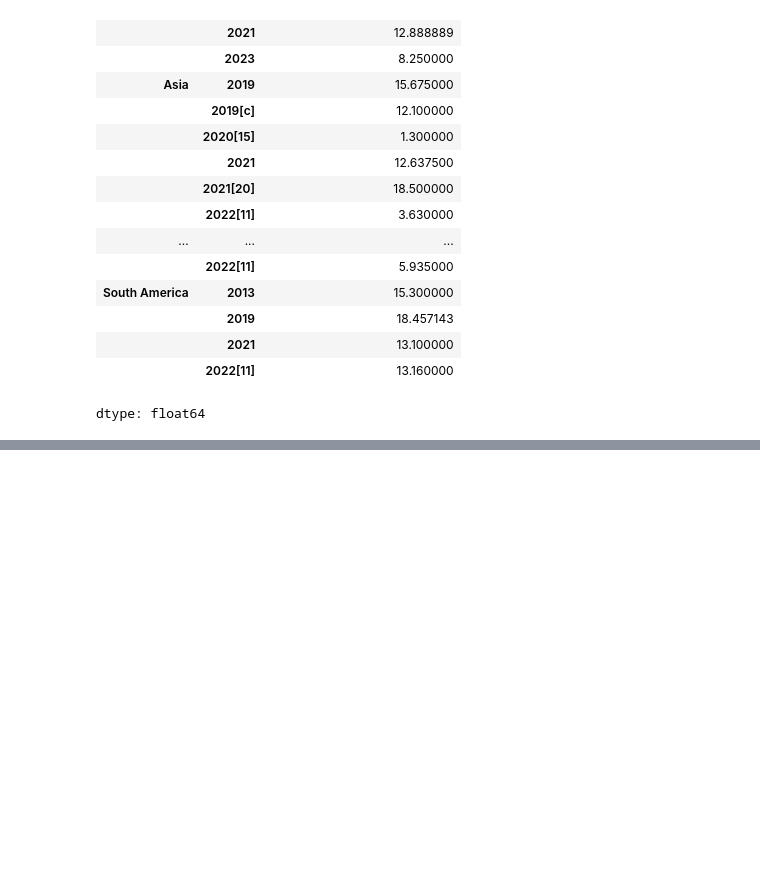
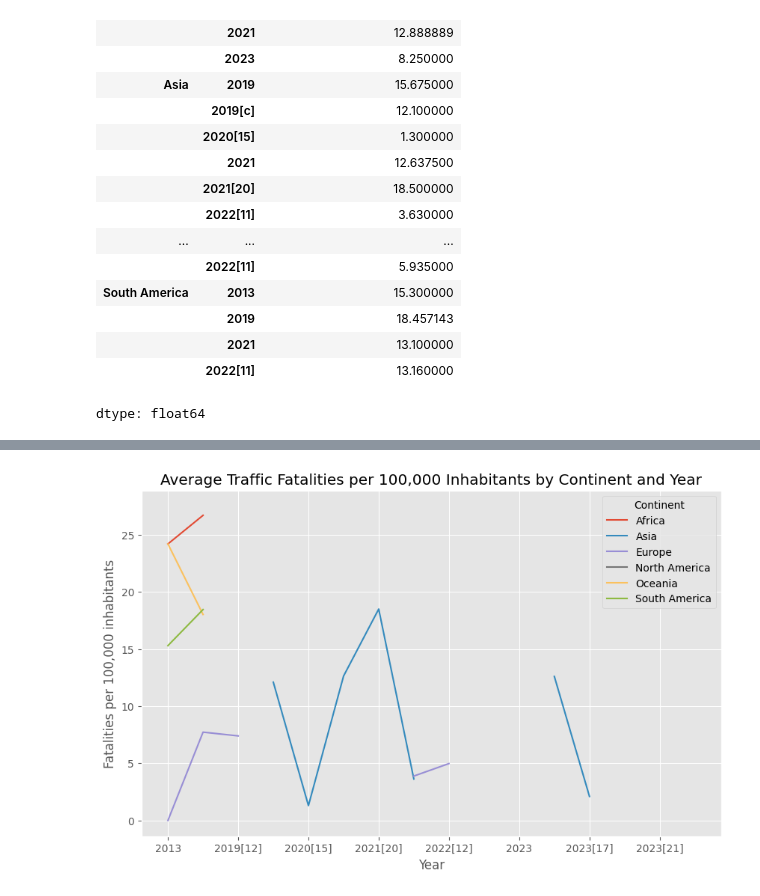
Before and after one commit to anastefan176/QM2, a Jupyter notebook: notebooks/W02. Pandas.ipynb, the cells around one changed output, grey strips where cells are left out. Saved outputs shown, nothing was run; the diff lists cells and outputs as text; code cells hidden in the pictures; blank space fills up the shorter version.

```diff
--- a/notebooks/W02. Pandas.ipynb
+++ b/notebooks/W02. Pandas.ipynb
@@ -623 +621,12 @@ Text(0.5, 1.0, 'Average Fatalities per 100,000 Inhabitants by Continent and Year
+# %%
+average_fatalities_by_continent_year.pivot(
+    index='Date[b]', columns='Continent', values='Per 100,000 inhabitants[7][1][8]'
+).plot(figsize=(10,6))
+
+plt.title('Average Traffic Fatalities per 100,000 Inhabitants by Continent and Year')
+plt.xlabel('Year')
+plt.ylabel('Fatalities per 100,000 inhabitants')
+plt.show()
+# %% [output]
+[figure, added]
 # %%
```
Also changed, not shown: parts of 18 cells of this notebook.
